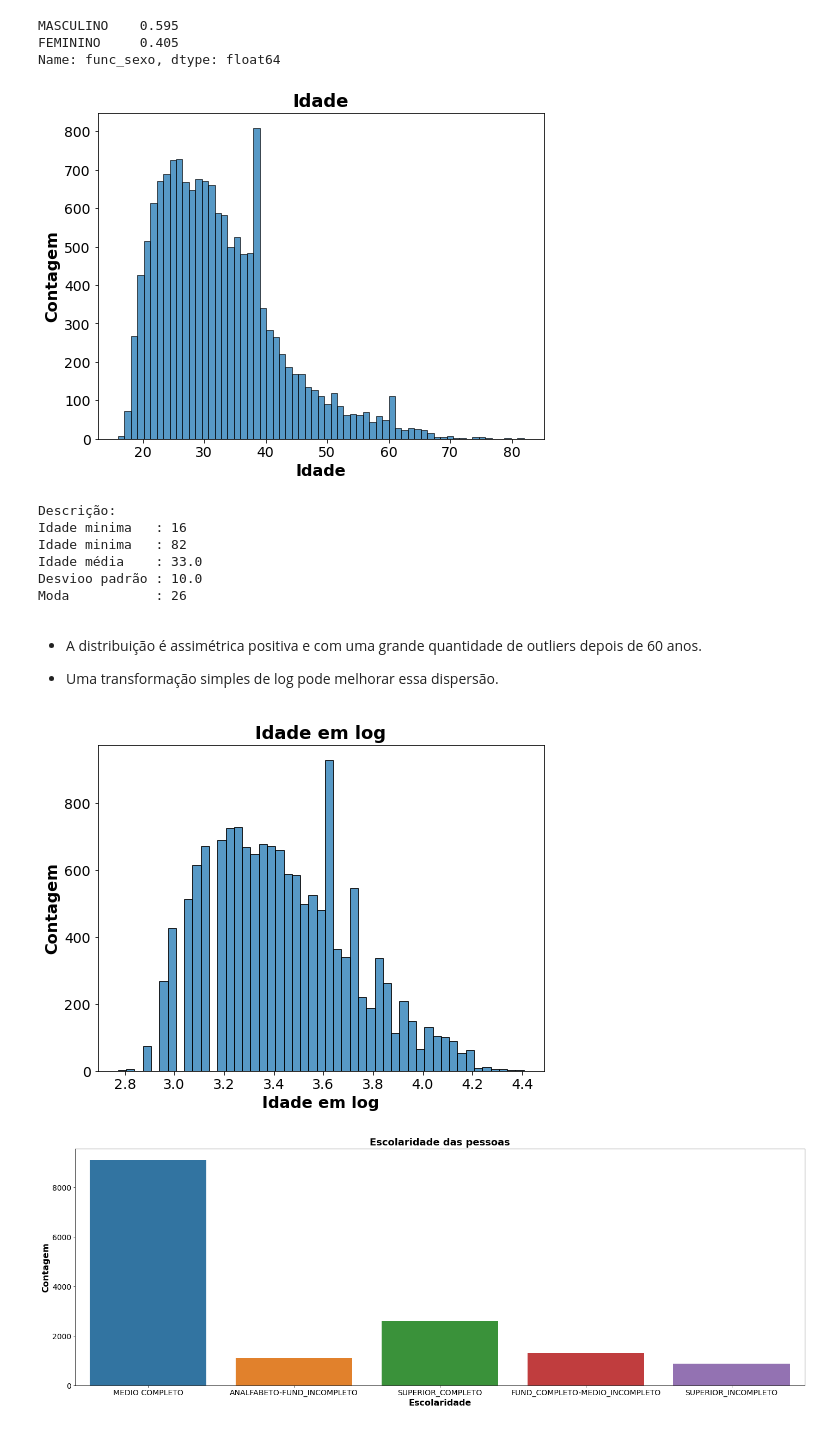
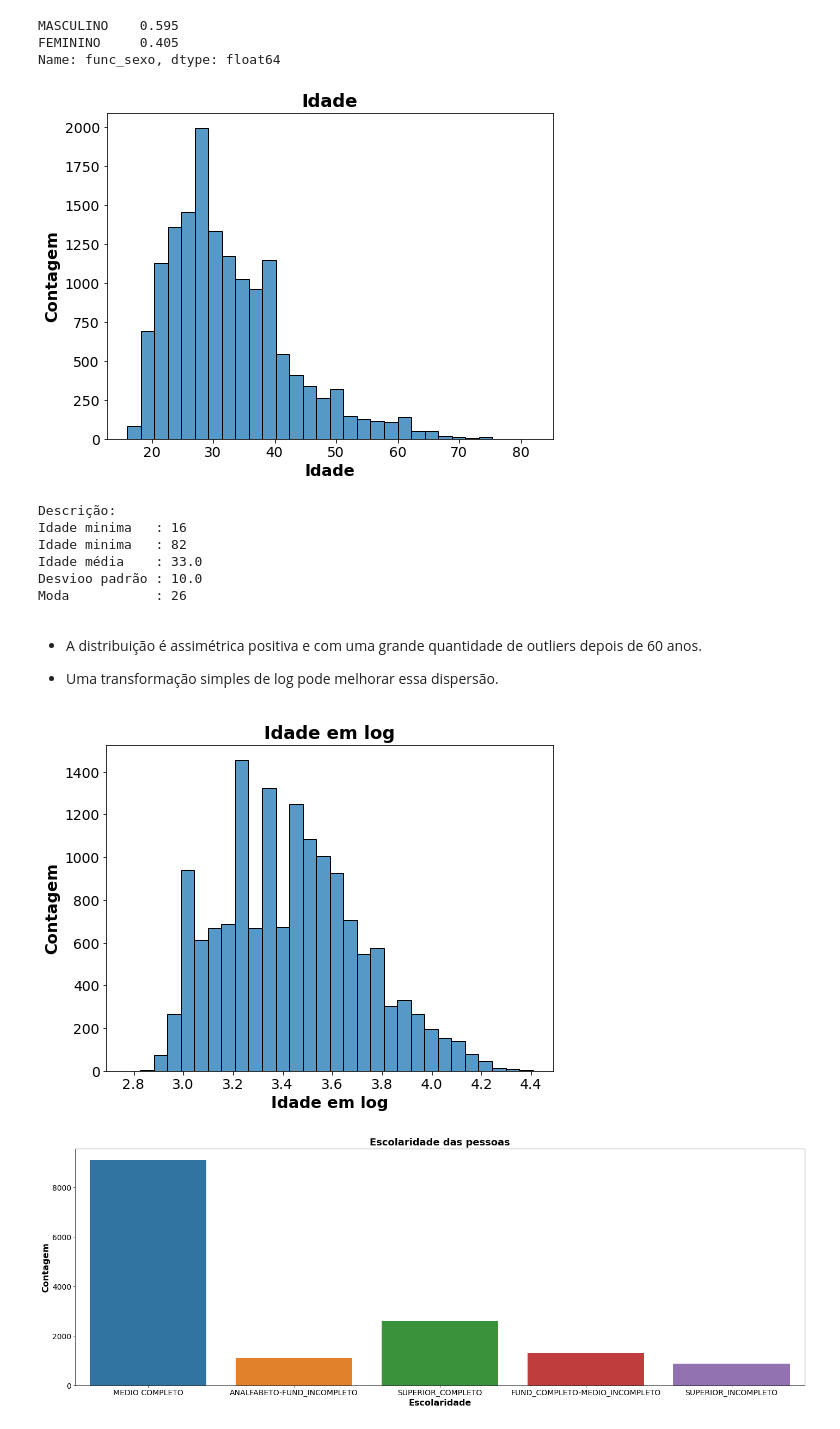
Before and after one commit to AntonioJuniorF/flow_employed, a Jupyter notebook: Notebooks/Competição_parte_1.ipynb, the cells around one changed output. Cells and saved outputs as stored; diff of their text form; code cells hidden in the pictures.

```diff
--- a/Notebooks/Competição_parte_1.ipynb
+++ b/Notebooks/Competição_parte_1.ipynb
@@ -221,7 +226,7 @@ plt.rc('ytick', labelsize=14)
 plt.rc('xtick', labelsize=14)
 plt.figure(figsize=(8,6))
 plt.title('Idade',fontsize= 18, fontweight= 'bold')
-sns.histplot(x='func_idade',data=df)
+sns.histplot(x='func_idade',data=df,bins = 30)
 plt.xlabel('Idade', fontsize= 16, fontweight= 'bold')
 plt.ylabel('Contagem', fontsize= 16, fontweight= 'bold')
 plt.show()
@@ -233,7 +238,7 @@ print("Idade média    :", np.round(df['func_idade'].mean()))
 print("Desvioo padrão :", np.round(df['func_idade'].std()))
 print('Moda           :',statistics.mode(df['func_idade']))
 # %% [output]
-[figure, old version]
+[figure, new version]
 Descrição:
 Idade minima   : 16
 Idade minima   : 82
@@ -249,12 +254,12 @@ df['func_idade_log'] = np.log(df['func_idade']) # Aplicando ln nos dados
 # %%
 plt.rc('ytick', labelsize=14)
 plt.rc('xtick', labelsize=14)
 plt.figure(figsize=(8,6))
 plt.title('Idade em log',fontsize= 18, fontweight= 'bold')
-sns.histplot(x='func_idade_log',data=df)
+sns.histplot(x='func_idade_log',data=df,bins = 30)
 plt.xlabel('Idade em log', fontsize= 16, fontweight= 'bold')
 plt.ylabel('Contagem', fontsize= 16, fontweight= 'bold')
 plt.show()
 # %% [output]
-[figure, old version]
+[figure, new version]
 # %%
```
Also changed, not shown: parts of 18 cells of this notebook.
